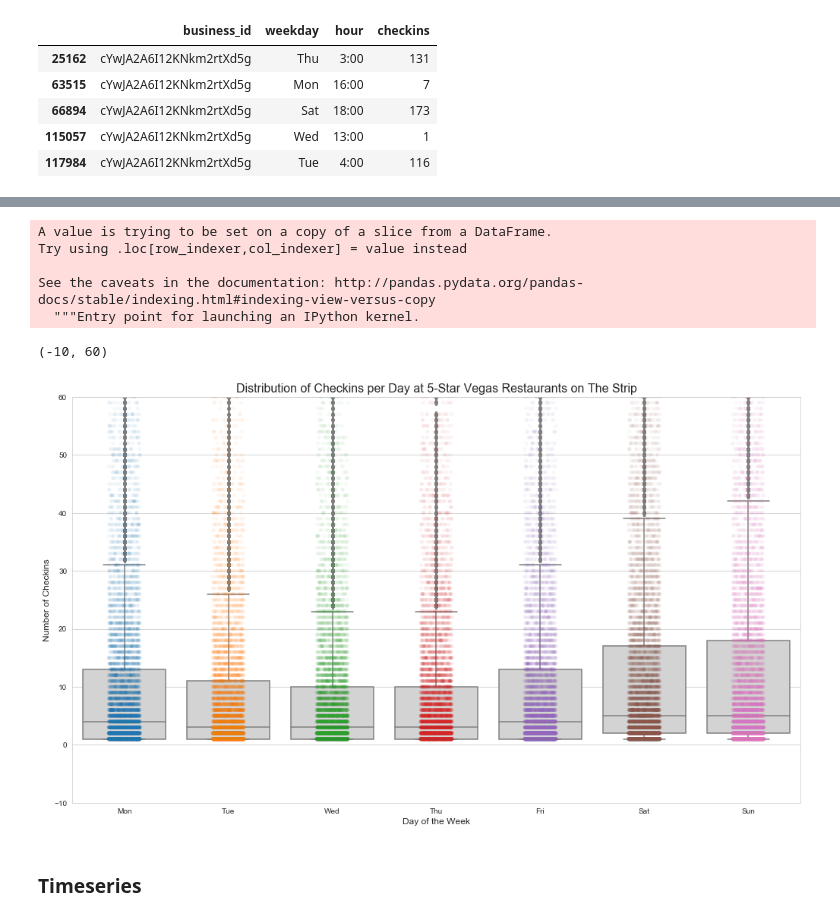
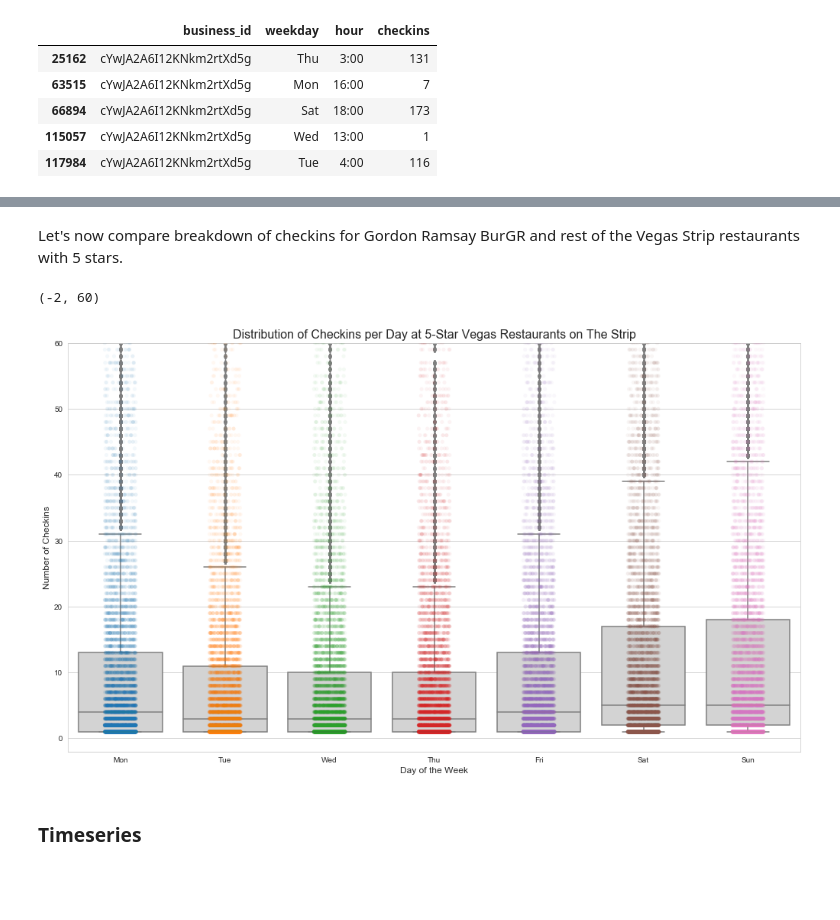
Before and after one commit to dmitriykats1/True-Review, a Jupyter notebook: true_review/notebooks/2.0-dyk-Exploratory_Data_Analysis.ipynb, the cells around one changed output, grey strips where cells are left out. Saved outputs shown, nothing was run; the diff lists cells and outputs as text; code cells hidden in the pictures; blank space fills up the shorter version.

```diff
--- a/true_review/notebooks/2.0-dyk-Exploratory_Data_Analysis.ipynb
+++ b/true_review/notebooks/2.0-dyk-Exploratory_Data_Analysis.ipynb
@@ -469,2 +403,8 @@ fig.savefig('Gordon_Ramsay_Checkin.png')
+# %% [markdown]
+Let's now compare breakdown of checkins for Gordon Ramsay BurGR and rest of the Vegas Strip restaurants with 5 stars.
 # %%
 vegas = list(df[(df.city == "Las Vegas") & (df.neighborhood == 'The Strip') & (df.rev_stars == 5)].business_id)
+vegas_checkins = df_check[df_check.business_id.isin(vegas)]
+vegas_checkins['weekday'] = pd.Categorical(vegas_checkins['weekday'],
+                                           categories=['Mon','Tue','Wed','Thu','Fri','Sat', 'Sun'],
+                                           ordered=True)
@@ -473,26 +411,18 @@ vegas_checkins = df_check[df_check.business_id.isin(vegas)]
-# %%
-vegas_checkins['weekday'] = pd.Categorical(vegas_checkins['weekday'], categories=['Mon','Tue','Wed','Thu','Fri','Sat', 'Sun'], ordered=True)
-# %% [output]
-A value is trying to be set on a copy of a slice from a DataFrame.
-Try using .loc[row_indexer,col_indexer] = value instead
-
-See the caveats in the documentation: http://pandas.pydata.org/pandas-docs/stable/indexing.html#indexing-view-versus-copy
-  """Entry point for launching an IPython kernel.
 # %%
 #how do all other restaurants on The Strip in Las Vegas compare?
 fig, ax = plt.subplots(figsize = (14,8))
 plt.tight_layout()
 
 sns.boxplot(x='weekday', y='checkins', data=vegas_checkins, color='lightgray')
 sns.stripplot(x='weekday', y='checkins', data=vegas_checkins, alpha=0.05, jitter=.15, size=5)
 plt.title('Distribution of Checkins per Day at 5-Star Vegas Restaurants on The Strip', fontsize=16)
 plt.xlabel('Day of the Week', fontsize=12)
 plt.ylabel('Number of Checkins', fontsize=12)
-plt.ylim(-10, 60)
+plt.ylim(-2, 60)
 
 #fig.savefig('Vegas_Strip_Checkin.png')
 # %% [output]
-(-10, 60)
+(-2, 60)
-[figure, old version]
+[figure, new version]
 # %% [markdown]
 ### Timeseries
```
Also changed, not shown: parts of 78 cells of this notebook, 4 other files.
